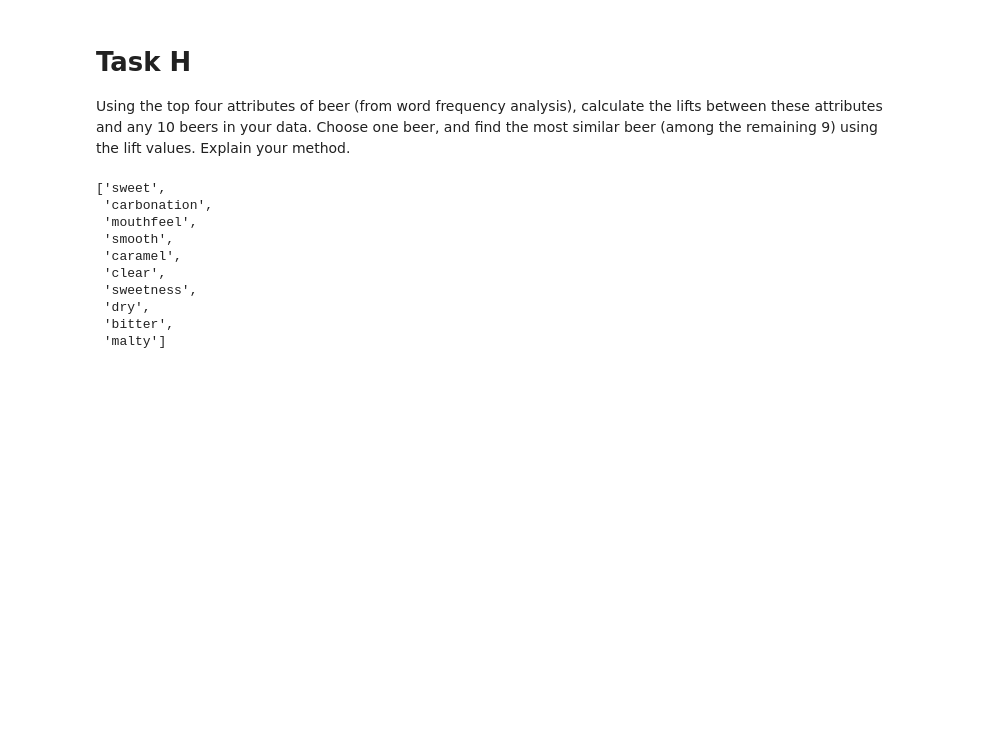
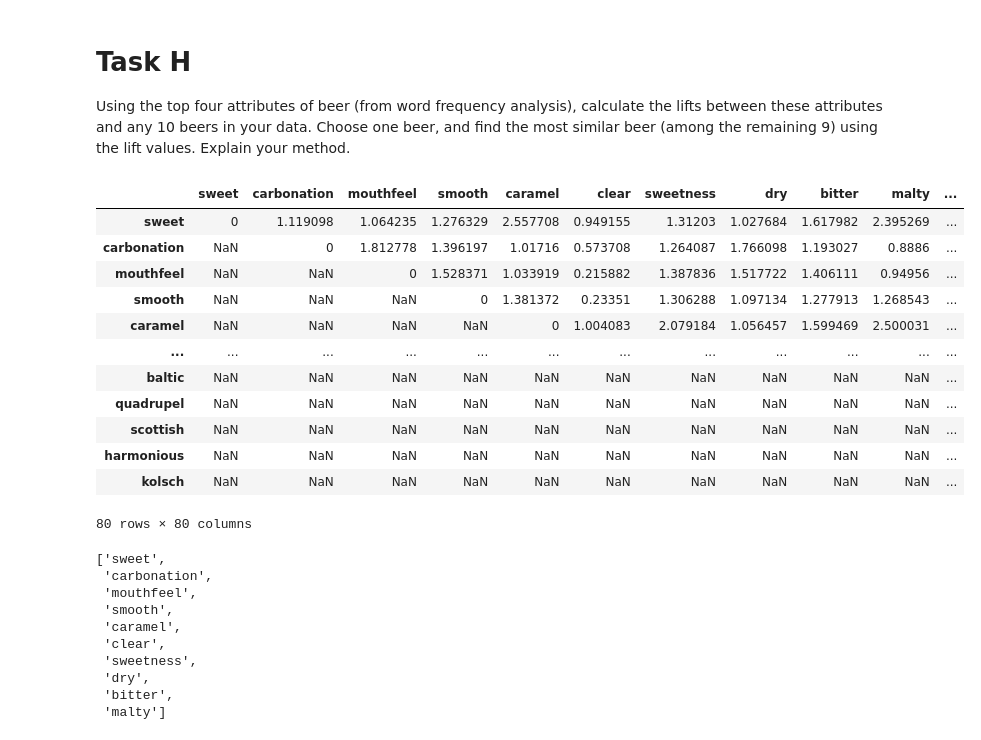
Before and after one commit to saiyam-shah/beer-recommender-system, a Jupyter notebook: Beer_recommender_system.ipynb, the cells around one changed output. Cells and saved outputs as stored; diff of their text form; code cells hidden in the pictures; blank space fills up the shorter version.

```diff
--- a/Beer_recommender_system.ipynb
+++ b/Beer_recommender_system.ipynb
@@ -533,3 +651,20 @@ def calculate_lift(attr1, brand, co_mentions, individual_mentions, total_posts):
+# %%
+lift_df,sorted_lift_ratios=calculate_lift_ratios_between_lists(df,attributes, attributes, 20)
+lift_df
+# %% [output]
+|  | sweet | carbonation | mouthfeel | smooth | caramel | clear | sweetness | dry | bitter | malty | ... |
+| sweet | 0 | 1.119098 | 1.064235 | 1.276329 | 2.557708 | 0.949155 | 1.31203 | 1.027684 | 1.617982 | 2.395269 | ... |
+| carbonation | NaN | 0 | 1.812778 | 1.396197 | 1.01716 | 0.573708 | 1.264087 | 1.766098 | 1.193027 | 0.8886 | ... |
+| mouthfeel | NaN | NaN | 0 | 1.528371 | 1.033919 | 0.215882 | 1.387836 | 1.517722 | 1.406111 | 0.94956 | ... |
+| smooth | NaN | NaN | NaN | 0 | 1.381372 | 0.23351 | 1.306288 | 1.097134 | 1.277913 | 1.268543 | ... |
+| caramel | NaN | NaN | NaN | NaN | 0 | 1.004083 | 2.079184 | 1.056457 | 1.599469 | 2.500031 | ... |
+| ... | ... | ... | ... | ... | ... | ... | ... | ... | ... | ... | ... |
+| baltic | NaN | NaN | NaN | NaN | NaN | NaN | NaN | NaN | NaN | NaN | ... |
+| quadrupel | NaN | NaN | NaN | NaN | NaN | NaN | NaN | NaN | NaN | NaN | ... |
+| scottish | NaN | NaN | NaN | NaN | NaN | NaN | NaN | NaN | NaN | NaN | ... |
+| harmonious | NaN | NaN | NaN | NaN | NaN | NaN | NaN | NaN | NaN | NaN | ... |
+| kolsch | NaN | NaN | NaN | NaN | NaN | NaN | NaN | NaN | NaN | NaN | ... |
+80 rows × 80 columns
 # %%
 #selected_beer_brands=["Mornin' Delight","Nelson","Stickee Monkee","The Wild One","Corsendonk Christmas Ale"]
 selected_beer_brands=["Old Chub","Voodoo Ranger Juicy Haze IPA","Harvest Ale (Limited Edition)","The Angel's Share - Bourbon Barrel-Aged","Weihenstephaner Korbinian","G'Knight","Mirror Pond Pale Ale","Antarctica Pilsen","Dark Lord","Breakfast Stout"]
```
Also changed, not shown: parts of 14 cells of this notebook.
